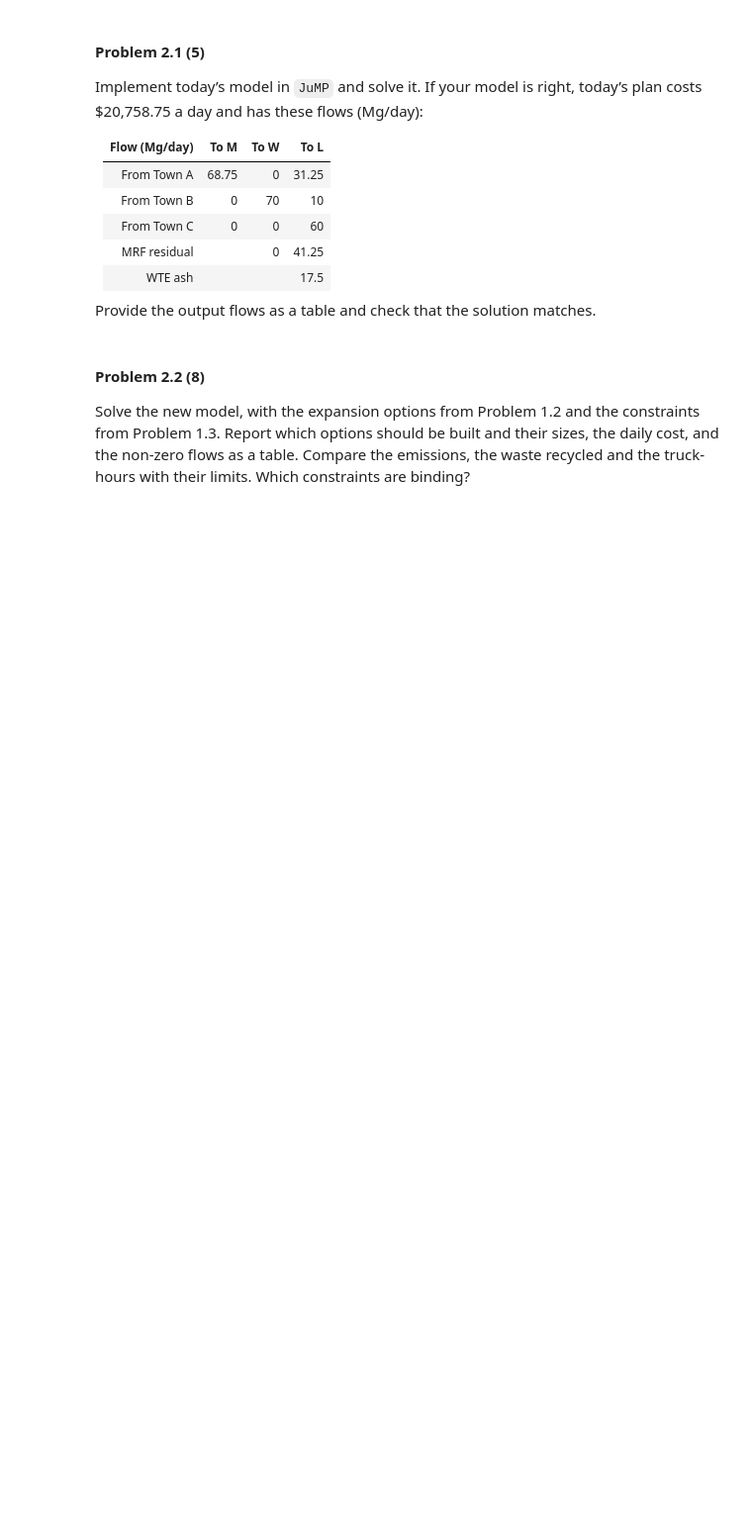
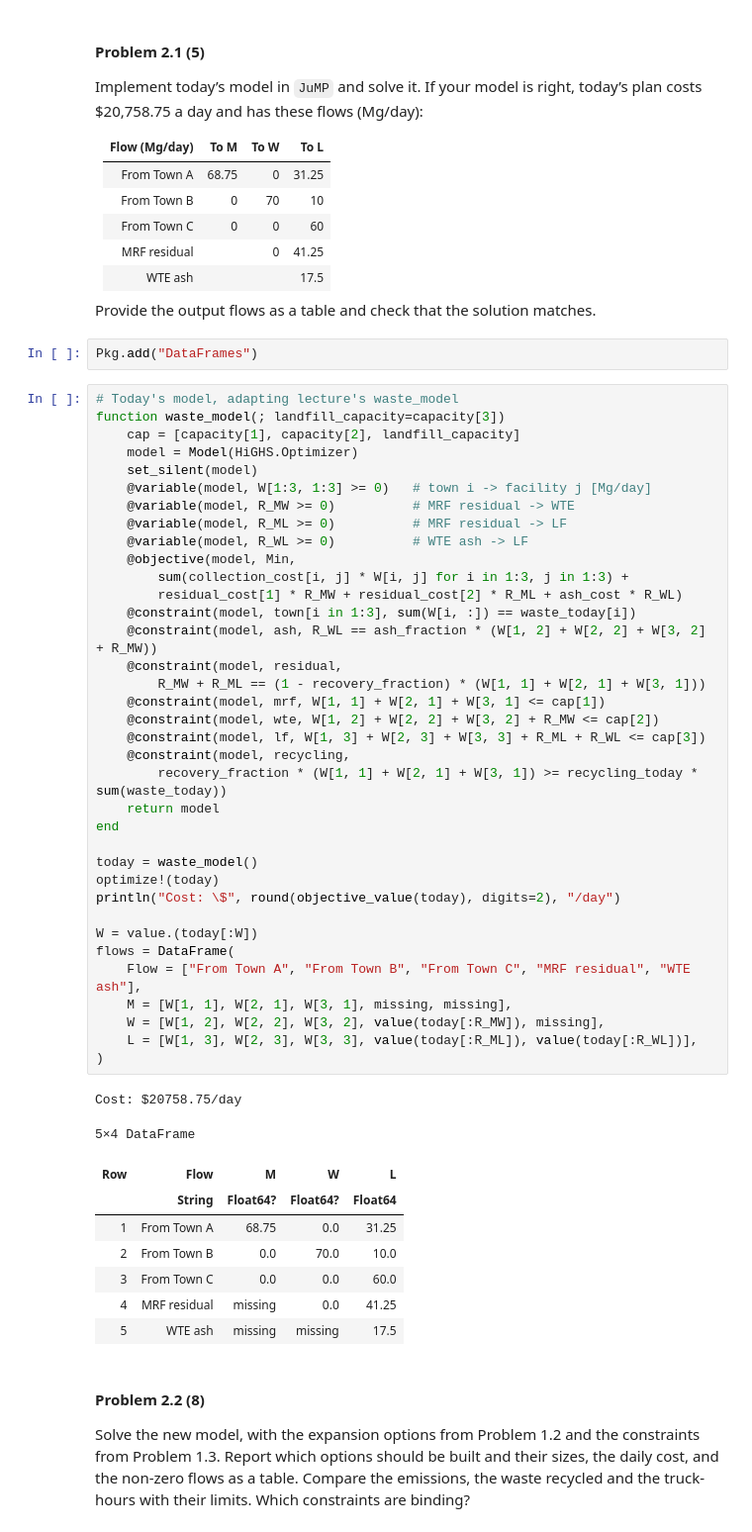
Before and after one commit to ant-san05/hw08, a Jupyter notebook: hw08.ipynb, the cells around one changed output. Shown at 99% size. Cells and saved outputs as stored; diff of their text form; blank space fills up the shorter version.

```diff
--- a/hw08.ipynb
+++ b/hw08.ipynb
@@ -283,6 +288,54 @@ today’s plan costs \$20,758.75 a day and has these flows (Mg/day):
 | WTE ash       |       |      |  17.5 |
 
 Provide the output flows as a table and check that the solution matches.
+# %%
+Pkg.add("DataFrames")
+# %%
+# Today's model, adapting lecture's waste_model
+function waste_model(; landfill_capacity=capacity[3])
+    cap = [capacity[1], capacity[2], landfill_capacity]
+    model = Model(HiGHS.Optimizer)
+    set_silent(model)
+    @variable(model, W[1:3, 1:3] >= 0)   # town i -> facility j [Mg/day]
+    @variable(model, R_MW >= 0)          # MRF residual -> WTE
+    @variable(model, R_ML >= 0)          # MRF residual -> LF
+    @variable(model, R_WL >= 0)          # WTE ash -> LF
+    @objective(model, Min,
+        sum(collection_cost[i, j] * W[i, j] for i in 1:3, j in 1:3) +
+        residual_cost[1] * R_MW + residual_cost[2] * R_ML + ash_cost * R_WL)
+    @constraint(model, town[i in 1:3], sum(W[i, :]) == waste_today[i])
+    @constraint(model, ash, R_WL == ash_fraction * (W[1, 2] + W[2, 2] + W[3, 2] + R_MW))
+    @constraint(model, residual,
+        R_MW + R_ML == (1 - recovery_fraction) * (W[1, 1] + W[2, 1] + W[3, 1]))
+    @constraint(model, mrf, W[1, 1] + W[2, 1] + W[3, 1] <= cap[1])
+    @constraint(model, wte, W[1, 2] + W[2, 2] + W[3, 2] + R_MW <= cap[2])
+    @constraint(model, lf, W[1, 3] + W[2, 3] + W[3, 3] + R_ML + R_WL <= cap[3])
+    @constraint(model, recycling,
+        recovery_fraction * (W[1, 1] + W[2, 1] + W[3, 1]) >= recycling_today * sum(waste_today))
+    return model
+end
+
+today = waste_model()
+optimize!(today)
+println("Cost: \$", round(objective_value(today), digits=2), "/day")
+
+W = value.(today[:W])
+flows = DataFrame(
+    Flow = ["From Town A", "From Town B", "From Town C", "MRF residual", "WTE ash"],
+    M = [W[1, 1], W[2, 1], W[3, 1], missing, missing],
+    W = [W[1, 2], W[2, 2], W[3, 2], value(today[:R_MW]), missing],
+    L = [W[1, 3], W[2, 3], W[3, 3], value(today[:R_ML]), value(today[:R_WL])],
+)
+# %% [output]
+Cost: $20758.75/day
+5×4 DataFrame
+| Row | Flow | M | W | L |
+|  | String | Float64? | Float64? | Float64 |
+| 1 | From Town A | 68.75 | 0.0 | 31.25 |
+| 2 | From Town B | 0.0 | 70.0 | 10.0 |
+| 3 | From Town C | 0.0 | 0.0 | 60.0 |
+| 4 | MRF residual | missing | 0.0 | 41.25 |
+| 5 | WTE ash | missing | missing | 17.5 |
 # %% [markdown]
 #### Problem 2.2 (8)
 
```
Also changed, not shown: parts of 2 cells of this notebook, 2 other files.
